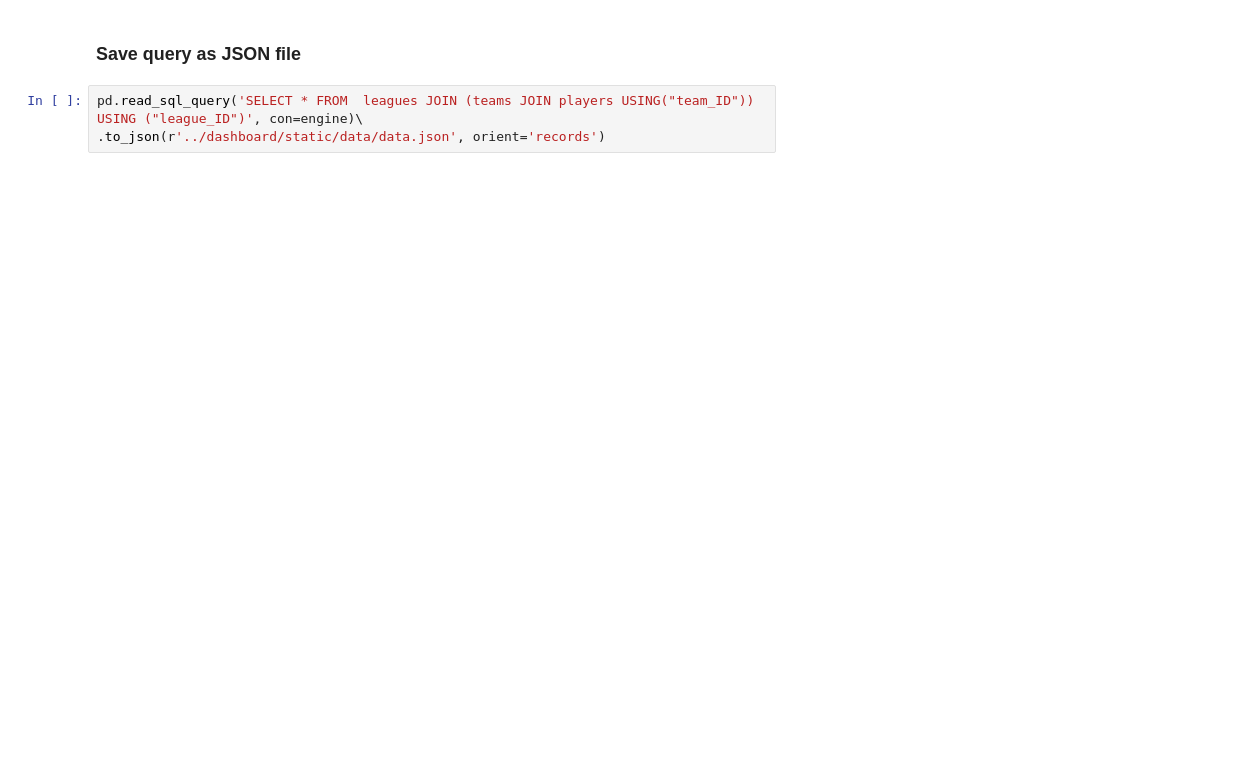
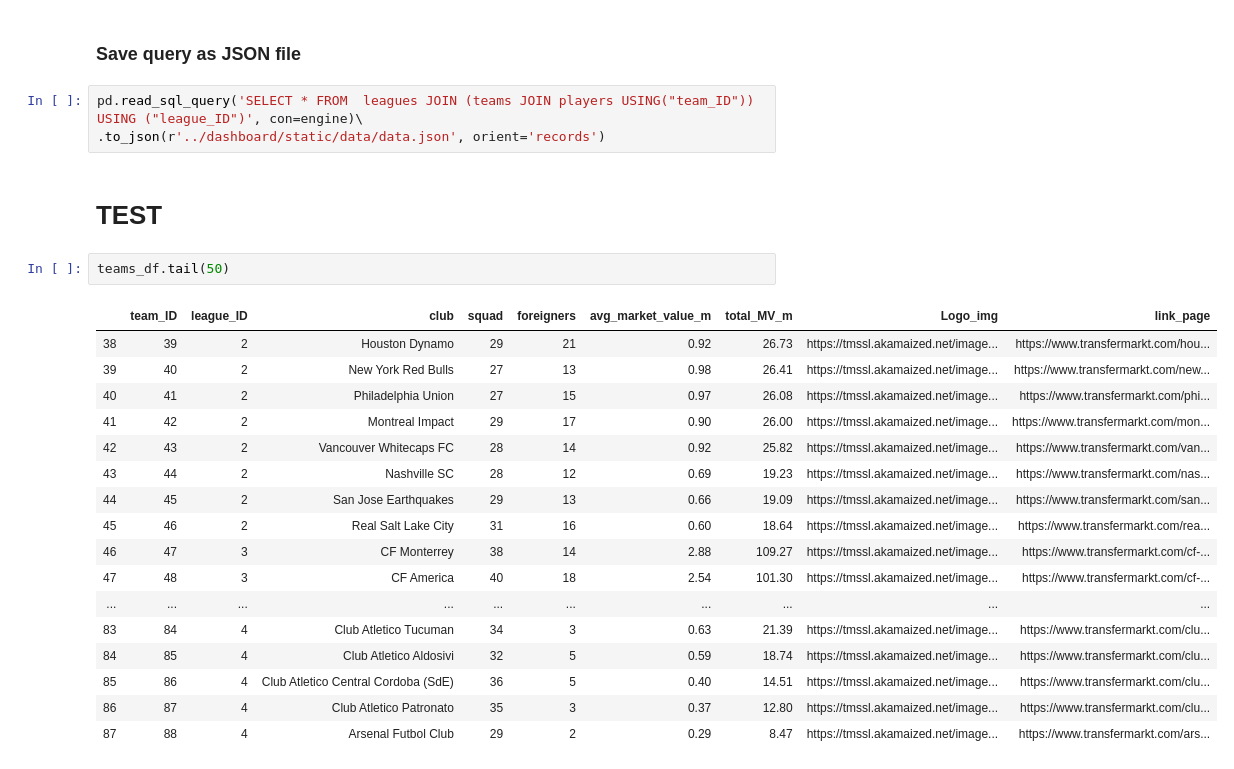
Before and after one commit to jCosta16/Soccer_Dashboard, a Jupyter notebook: notebooks/Scrape_League_data.ipynb, the cells around one changed output. Saved outputs shown, nothing was run; the diff lists cells and outputs as text; blank space fills up the shorter version.

```diff
--- a/notebooks/Scrape_League_data.ipynb
+++ b/notebooks/Scrape_League_data.ipynb
@@ -350,3 +365,25 @@ pd.read_sql_query('SELECT * FROM  leagues JOIN (teams JOIN players USING("team_I
 # %%
 pd.read_sql_query('SELECT * FROM  leagues JOIN (teams JOIN players USING("team_ID")) USING ("league_ID")', con=engine)\
 .to_json(r'../dashboard/static/data/data.json', orient='records')
+# %% [markdown]
+# TEST
+# %%
+teams_df.tail(50)
+# %% [output]
+|  | team_ID | league_ID | club | squad | foreigners | avg_market_value_m | total_MV_m | Logo_img | link_page |
+| 38 | 39 | 2 | Houston Dynamo | 29 | 21 | 0.92 | 26.73 | https://tmssl.akamaized.net/image... | https://www.transfermarkt.com/hou... |
+| 39 | 40 | 2 | New York Red Bulls | 27 | 13 | 0.98 | 26.41 | https://tmssl.akamaized.net/image... | https://www.transfermarkt.com/new... |
+| 40 | 41 | 2 | Philadelphia Union | 27 | 15 | 0.97 | 26.08 | https://tmssl.akamaized.net/image... | https://www.transfermarkt.com/phi... |
+| 41 | 42 | 2 | Montreal Impact | 29 | 17 | 0.90 | 26.00 | https://tmssl.akamaized.net/image... | https://www.transfermarkt.com/mon... |
+| 42 | 43 | 2 | Vancouver Whitecaps FC | 28 | 14 | 0.92 | 25.82 | https://tmssl.akamaized.net/image... | https://www.transfermarkt.com/van... |
+| 43 | 44 | 2 | Nashville SC | 28 | 12 | 0.69 | 19.23 | https://tmssl.akamaized.net/image... | https://www.transfermarkt.com/nas... |
+| 44 | 45 | 2 | San Jose Earthquakes | 29 | 13 | 0.66 | 19.09 | https://tmssl.akamaized.net/image... | https://www.transfermarkt.com/san... |
+| 45 | 46 | 2 | Real Salt Lake City | 31 | 16 | 0.60 | 18.64 | https://tmssl.akamaized.net/image... | https://www.transfermarkt.com/rea... |
+| 46 | 47 | 3 | CF Monterrey | 38 | 14 | 2.88 | 109.27 | https://tmssl.akamaized.net/image... | https://www.transfermarkt.com/cf-... |
+| 47 | 48 | 3 | CF America | 40 | 18 | 2.54 | 101.30 | https://tmssl.akamaized.net/image... | https://www.transfermarkt.com/cf-... |
+| ... | ... | ... | ... | ... | ... | ... | ... | ... | ... |
+| 83 | 84 | 4 | Club Atletico Tucuman | 34 | 3 | 0.63 | 21.39 | https://tmssl.akamaized.net/image... | https://www.transfermarkt.com/clu... |
+| 84 | 85 | 4 | Club Atletico Aldosivi | 32 | 5 | 0.59 | 18.74 | https://tmssl.akamaized.net/image... | https://www.transfermarkt.com/clu... |
+| 85 | 86 | 4 | Club Atletico Central Cordoba (SdE) | 36 | 5 | 0.40 | 14.51 | https://tmssl.akamaized.net/image... | https://www.transfermarkt.com/clu... |
+| 86 | 87 | 4 | Club Atletico Patronato | 35 | 3 | 0.37 | 12.80 | https://tmssl.akamaized.net/image... | https://www.transfermarkt.com/clu... |
+| 87 | 88 | 4 | Arsenal Futbol Club | 29 | 2 | 0.29 | 8.47 | https://tmssl.akamaized.net/image... | https://www.transfermarkt.com/ars... |
```
Also changed, not shown: parts of 8 cells of this notebook, 8 other files.
